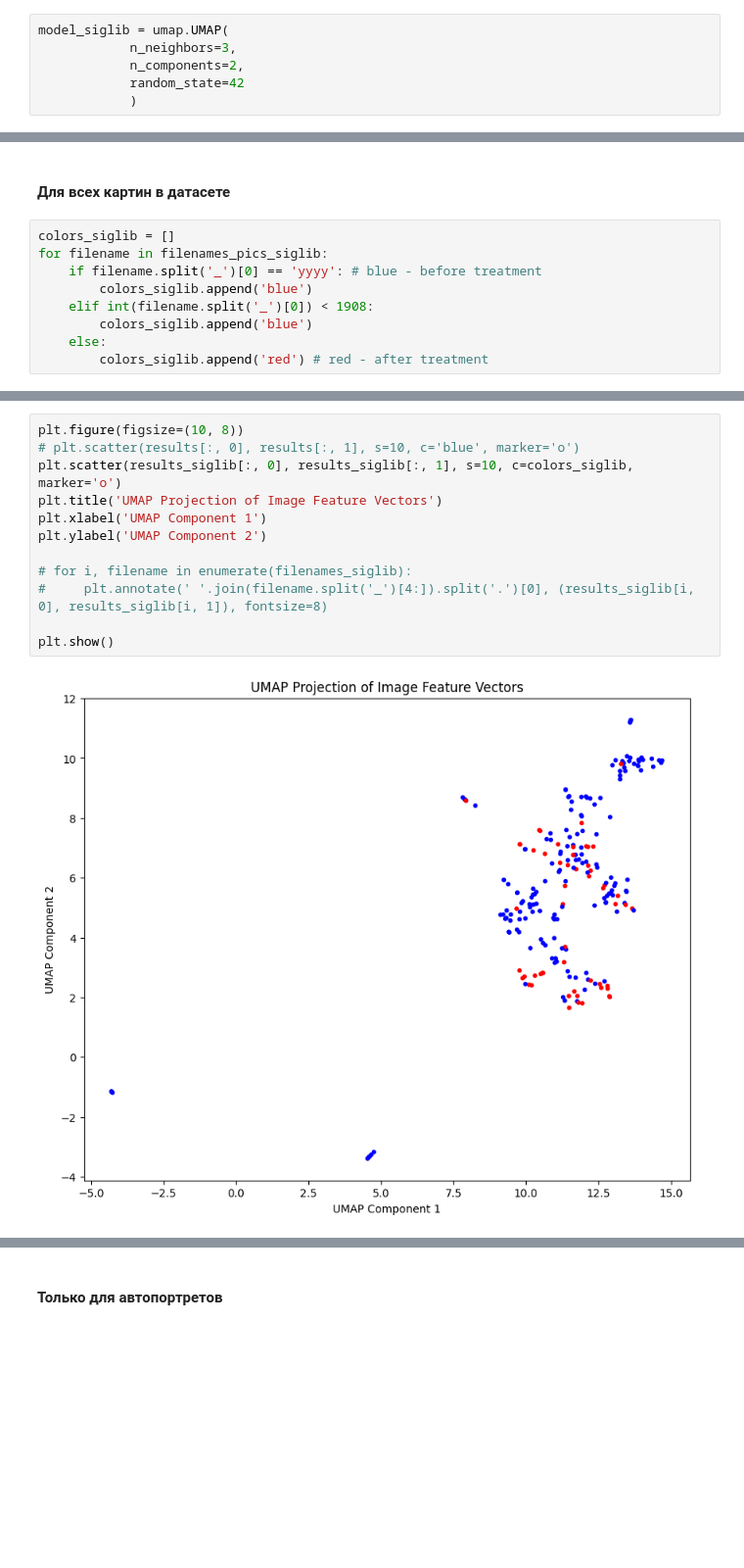
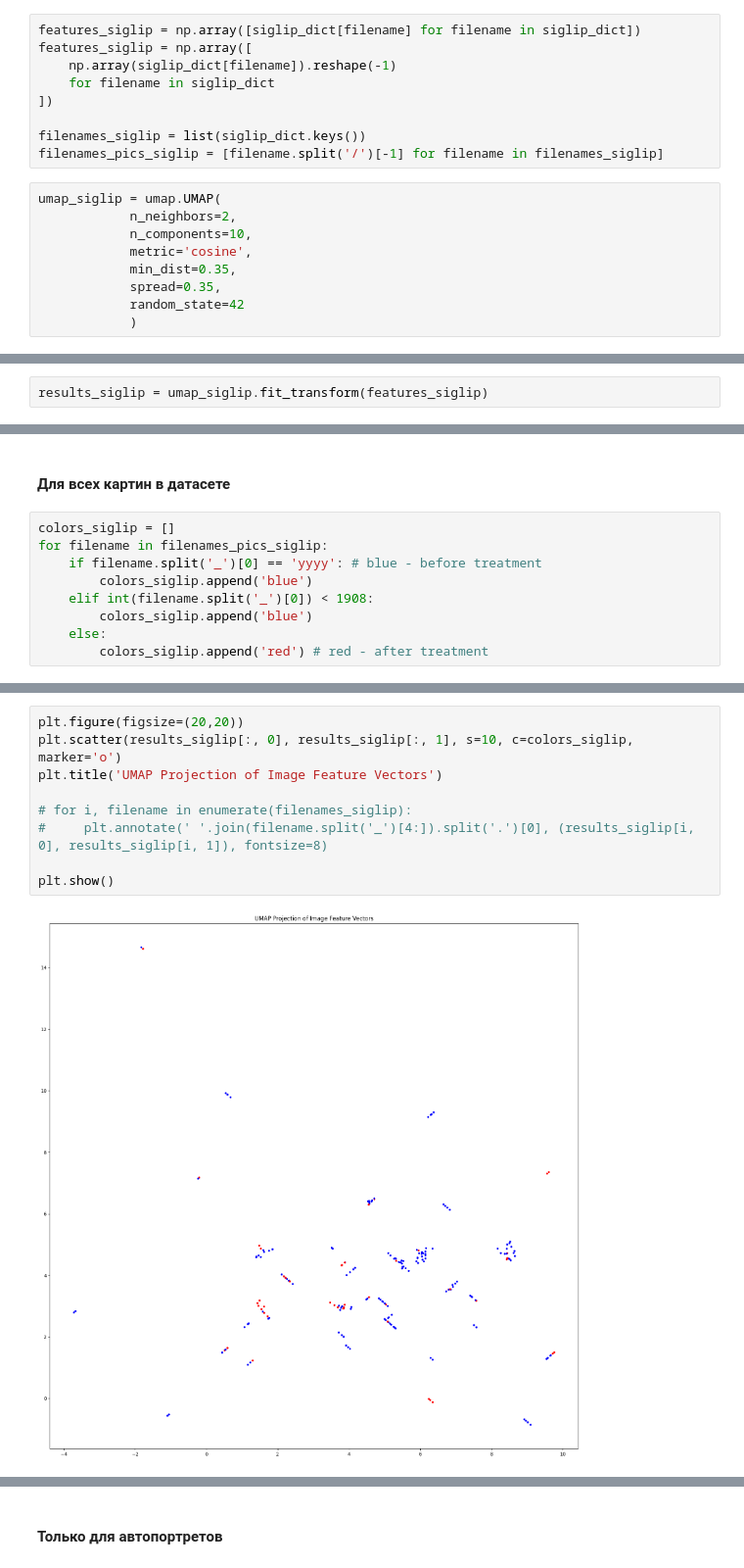
Before and after one commit to pryanik/i3_shades_of_mind, a Jupyter notebook: umaps.ipynb, the cells around one changed output, grey strips where cells are left out. Shown at 98% size. Saved outputs shown, nothing was run; the diff lists cells and outputs as text; blank space fills up the shorter version.

```diff
--- a/umaps.ipynb
+++ b/umaps.ipynb
@@ -283,6 +198,18 @@ print(len(filenames_pics_siglib))
+# %%
+features_siglip = np.array([siglip_dict[filename] for filename in siglip_dict])
+features_siglip = np.array([
+    np.array(siglip_dict[filename]).reshape(-1)
+    for filename in siglip_dict
+])
+
+filenames_siglip = list(siglip_dict.keys())
+filenames_pics_siglip = [filename.split('/')[-1] for filename in filenames_siglip]
 # %%
-model_siglib = umap.UMAP(
-            n_neighbors=3,
-            n_components=2,
+umap_siglip = umap.UMAP(
+            n_neighbors=2,
+            n_components=10,
+            metric='cosine',
+            min_dist=0.35,
+            spread=0.35,
             random_state=42
             )
@@ -292,0 +216,2 @@ results_siglib = model.fit_transform(features_siglib)
+# %%
+results_siglip = umap_siglip.fit_transform(features_siglip)
@@ -293,11 +223,11 @@ results_siglib = model.fit_transform(features_siglib)
 # %% [markdown]
 #### Для всех картин в датасете
 # %%
-colors_siglib = []
-for filename in filenames_pics_siglib:
+colors_siglip = []
+for filename in filenames_pics_siglip:
     if filename.split('_')[0] == 'yyyy': # blue - before treatment
-        colors_siglib.append('blue')
+        colors_siglip.append('blue')
     elif int(filename.split('_')[0]) < 1908:
-        colors_siglib.append('blue')
+        colors_siglip.append('blue')
     else:
-        colors_siglib.append('red') # red - after treatment
+        colors_siglip.append('red') # red - after treatment
@@ -314,15 +234,12 @@ print(results_siglib.shape)  # Должно быть (223, 2)
 # %%
-plt.figure(figsize=(10, 8))
-# plt.scatter(results[:, 0], results[:, 1], s=10, c='blue', marker='o')
-plt.scatter(results_siglib[:, 0], results_siglib[:, 1], s=10, c=colors_siglib, marker='o')
+plt.figure(figsize=(20,20))
+plt.scatter(results_siglip[:, 0], results_siglip[:, 1], s=10, c=colors_siglip, marker='o')
 plt.title('UMAP Projection of Image Feature Vectors')
-plt.xlabel('UMAP Component 1')
-plt.ylabel('UMAP Component 2')
 
-# for i, filename in enumerate(filenames_siglib):
-#     plt.annotate(' '.join(filename.split('_')[4:]).split('.')[0], (results_siglib[i, 0], results_siglib[i, 1]), fontsize=8)
+# for i, filename in enumerate(filenames_siglip):
+#     plt.annotate(' '.join(filename.split('_')[4:]).split('.')[0], (results_siglip[i, 0], results_siglip[i, 1]), fontsize=8)
 
 plt.show()
 # %% [output]
-[figure, old version]
+[figure, new version]
 # %%
```
Also changed, not shown: parts of 116 cells of this notebook, 2 other files.
